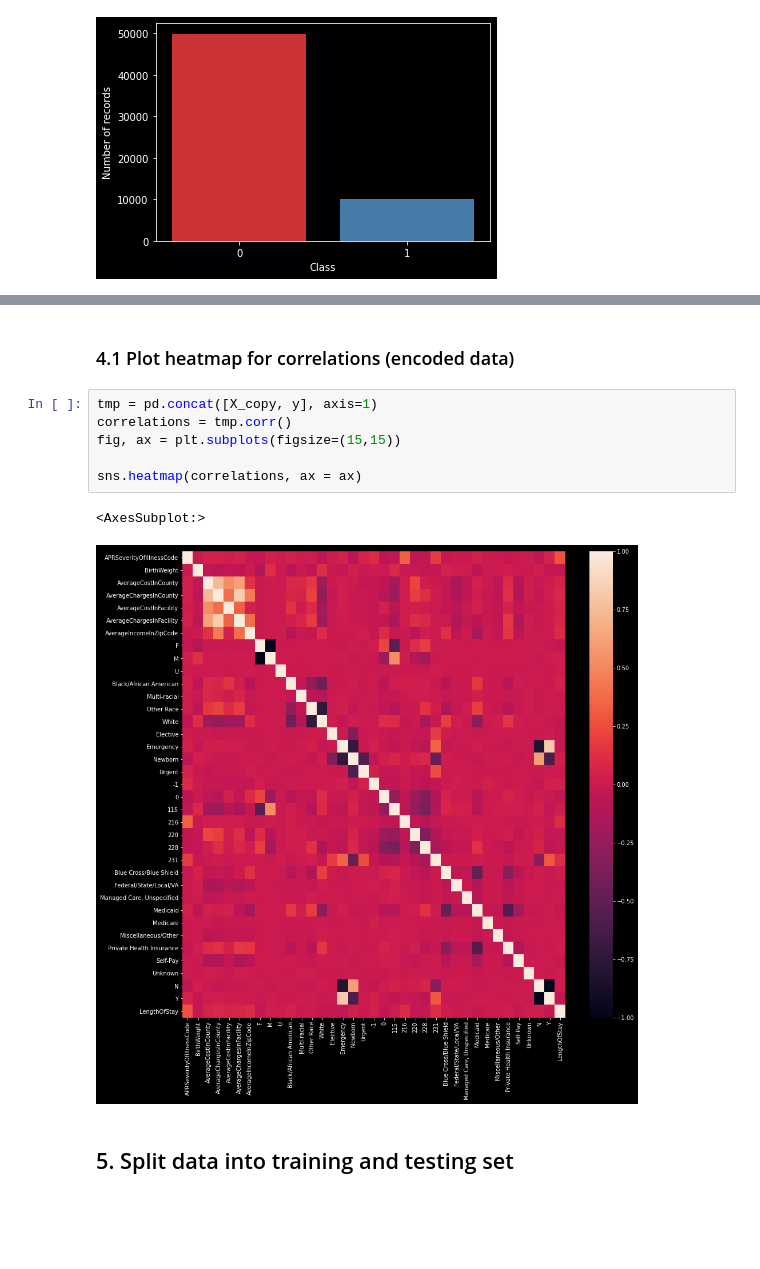
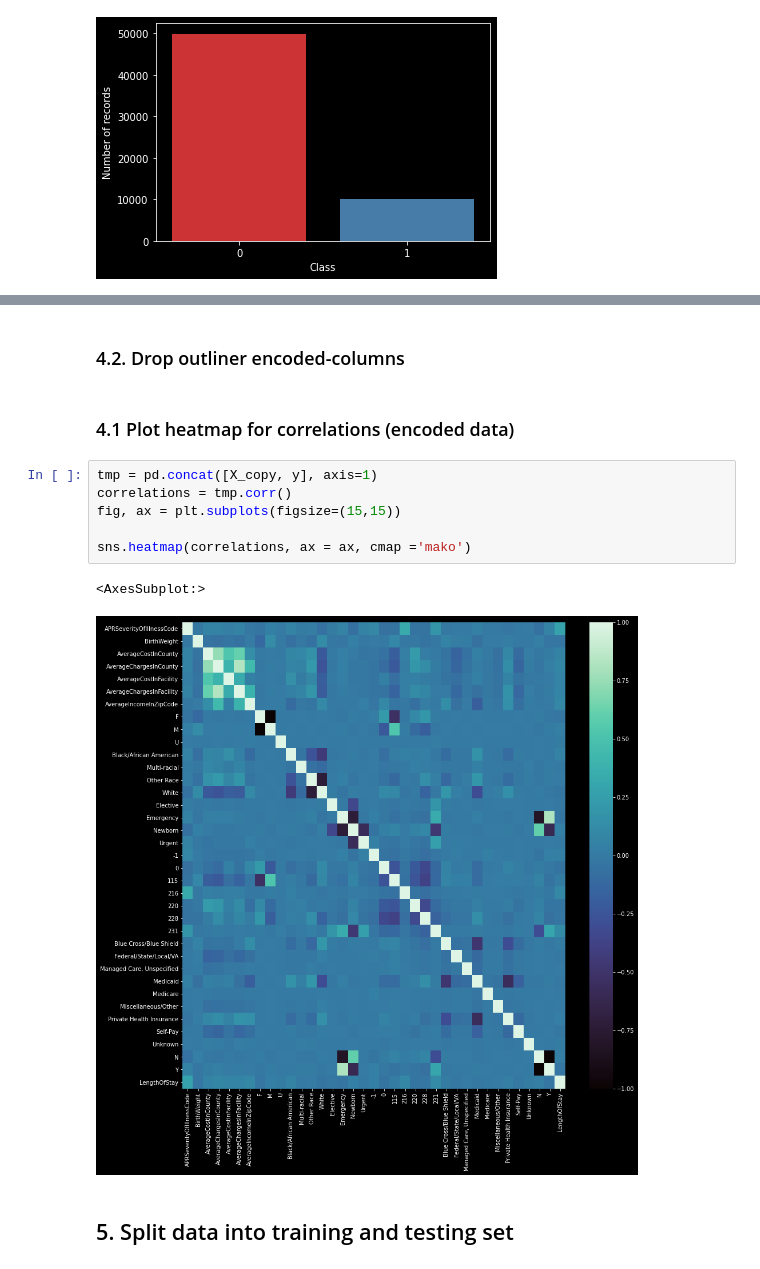
Before and after one commit to pcminh0505/ML, a Jupyter notebook: Asm/ASM1/RMIT_LoS.ipynb, the cells around one changed output, grey strips where cells are left out. Saved outputs shown, nothing was run; the diff lists cells and outputs as text; blank space fills up the shorter version.

```diff
--- a/Asm/ASM1/RMIT_LoS.ipynb
+++ b/Asm/ASM1/RMIT_LoS.ipynb
@@ -198,17 +190,19 @@ Index([ 'APRSeverityOfIllnessCode',               'BirthWeight',
                         'Self-Pay',                   'Unknown',
                                'N',                         'Y'],
       dtype='object')
-# %% [markdown]
-### 4.1 Plot heatmap for correlations (encoded data)
-# %%
-tmp = pd.concat([X_copy, y], axis=1)
-correlations = tmp.corr()
-fig, ax = plt.subplots(figsize=(15,15))
-
-sns.heatmap(correlations, ax = ax)
-# %% [output]
-<AxesSubplot:>
-[figure, removed]
+# %% [markdown]
+### 4.2. Drop outliner encoded-columns
+# %% [markdown]
+### 4.1 Plot heatmap for correlations (encoded data)
+# %%
+tmp = pd.concat([X_copy, y], axis=1)
+correlations = tmp.corr()
+fig, ax = plt.subplots(figsize=(15,15))
+
+sns.heatmap(correlations, ax = ax, cmap ='mako')
+# %% [output]
+<AxesSubplot:>
+[figure, added]
 # %% [markdown]
 ## 5. Split data into training and testing set
 # %% [markdown]
```
Also changed, not shown: parts of 6 cells of this notebook.
